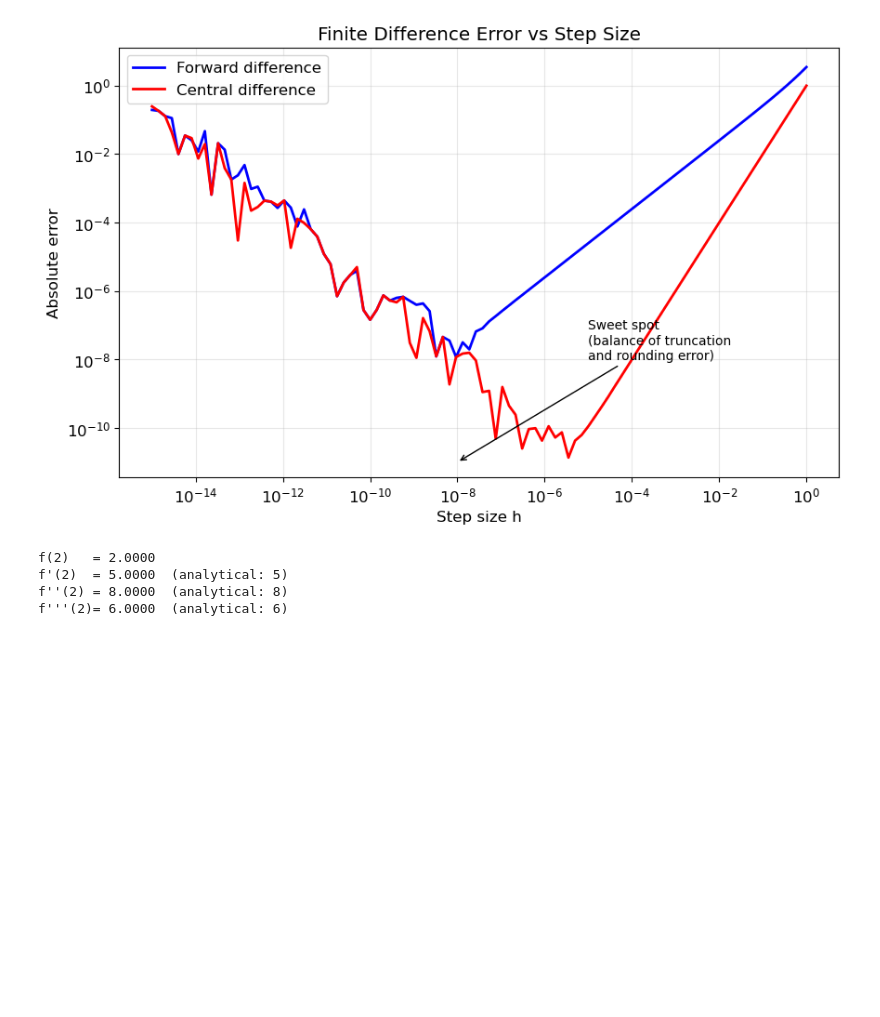
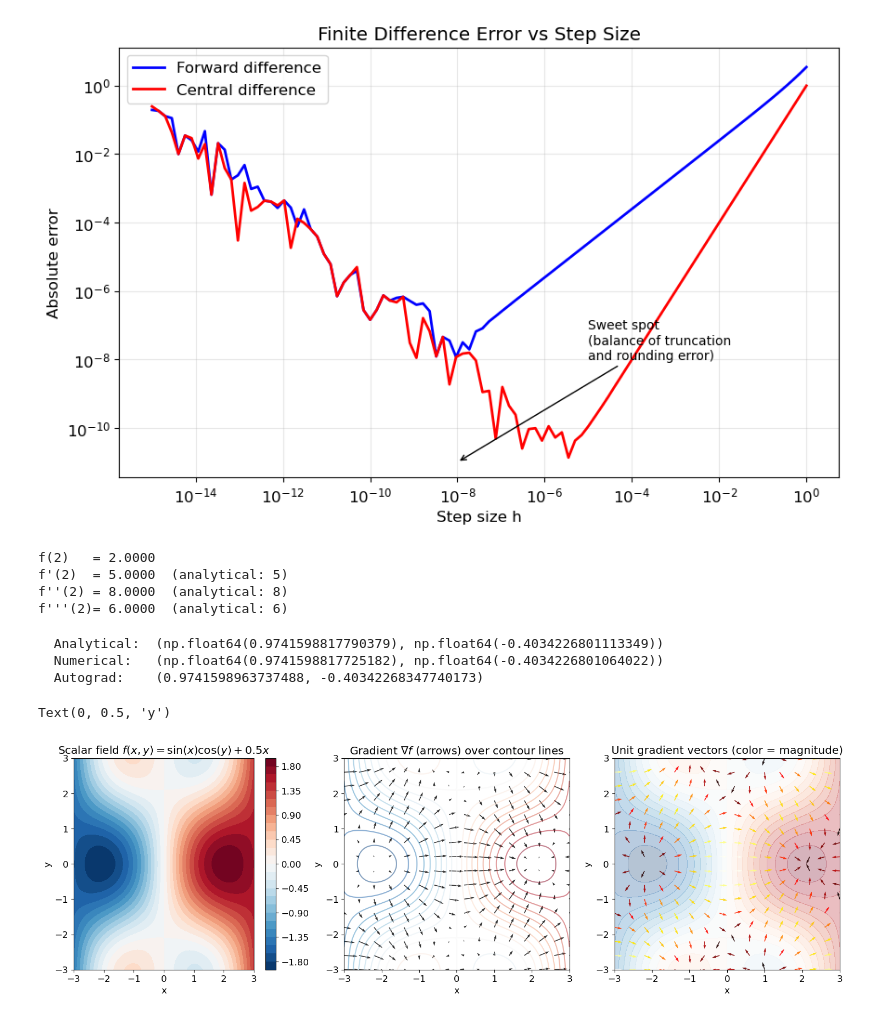
Before and after one commit to akshay-chenna/learning-diffusion, a Jupyter notebook: implementation.ipynb, the cells around one changed output. Saved outputs shown, nothing was run; the diff lists cells and outputs as text; code cells hidden in the pictures; blank space fills up the shorter version.

```diff
--- a/implementation.ipynb
+++ b/implementation.ipynb
@@ -108,3 +108,64 @@ f(2)   = 2.0000
 f'(2)  = 5.0000  (analytical: 5)
 f''(2) = 8.0000  (analytical: 8)
 f'''(2)= 6.0000  (analytical: 6)
+# %%
+def scalar_field(x,y):
+    return np.sin(x) * np.cos(y) + 0.5 * x
+
+def gradient_analytical(x,y):
+    df_dx = np.cos(x) * np.cos(y) + 0.5
+    df_dy = -np.sin(x) * np.sin(y)
+    return df_dx, df_dy
+
+def gradient_numerical(func, x, y, h=1e-5):
+    df_dx = (func(x+h,y) - func(x-h,y)) / (2*h)
+    df_dy = (func(x,y+h) - func(x,y-h)) / (2*h)
+    return df_dx, df_dy
+
+def gradient_autograd(x_val, y_val):
+    x = torch.tensor(x_val, requires_grad=True)
+    y = torch.tensor(y_val, requires_grad=True)
+    f = torch.sin(x) * torch.cos(y) + 0.5 * x
+    f.backward()
+    return x.grad.item(), y.grad.item()
+
+x0, y0 = 1.0, 0.5
+print(f"  Analytical:  {gradient_analytical(x0, y0)}")
+print(f"  Numerical:   {gradient_numerical(scalar_field, x0, y0)}")
+print(f"  Autograd:    {gradient_autograd(x0, y0)}")
+# %% [output]
+  Analytical:  (np.float64(0.9741598817790379), np.float64(-0.4034226801113349))
+  Numerical:   (np.float64(0.9741598817725182), np.float64(-0.4034226801064022))
+  Autograd:    (0.9741598963737488, -0.40342268347740173)
+# %%
+x = np.linspace(-3,3,100)
+y = np.linspace(-3,3,100)
+
+X, Y = np.meshgrid(x,y)
+Z = scalar_field(X,Y)
+
+x_q = np.linspace(-3, 3, 16)
+y_q = np.linspace(-3, 3, 16)
+Xq, Yq = np.meshgrid(x_q, y_q)
+U,V = gradient_analytical(Xq, Yq)
+
+fig, axes = plt.subplots(1,3,figsize=(18,5))
+
+cs = axes[0].contourf(X,Y,Z, levels=30, cmap='RdBu_r')
+axes[0].set_title('Scalar field $f(x,y) = \\sin(x)\\cos(y) + 0.5x$')
+axes[0].set_xlabel('x'); axes[0].set_ylabel('y')
+plt.colorbar(cs, ax=axes[0])
+
+axes[1].contour(X,Y,Z, levels=20, cmap='RdBu_r', alpha=0.5)
+axes[1].quiver(Xq,Yq, U,V, color='black', alpha=0.8)
+axes[1].set_title('Gradient $\\nabla f$ (arrows) over contour lines')
+axes[1].set_xlabel('x'); axes[1].set_ylabel('y')
+
+grad_mag = np.sqrt(U**2 + V**2)
+axes[2].contourf(X, Y, Z, levels=20, cmap='RdBu_r', alpha=0.3)
+axes[2].quiver(Xq, Yq, U/grad_mag, V/grad_mag, grad_mag, cmap='hot', alpha=0.9)
+axes[2].set_title('Unit gradient vectors (color = magnitude)')
+axes[2].set_xlabel('x'); axes[2].set_ylabel('y')
+# %% [output]
+Text(0, 0.5, 'y')
+[figure, added]
```
Also changed, not shown: parts of 28 cells of this notebook, 1 other file.
